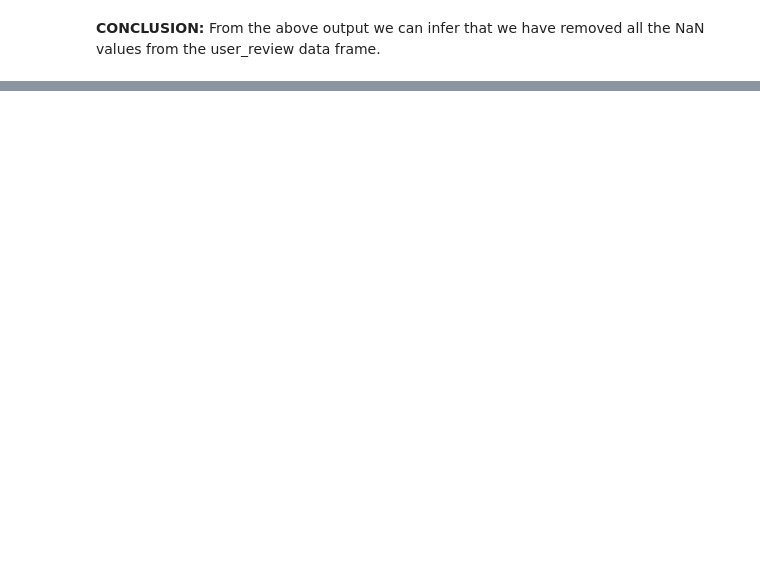
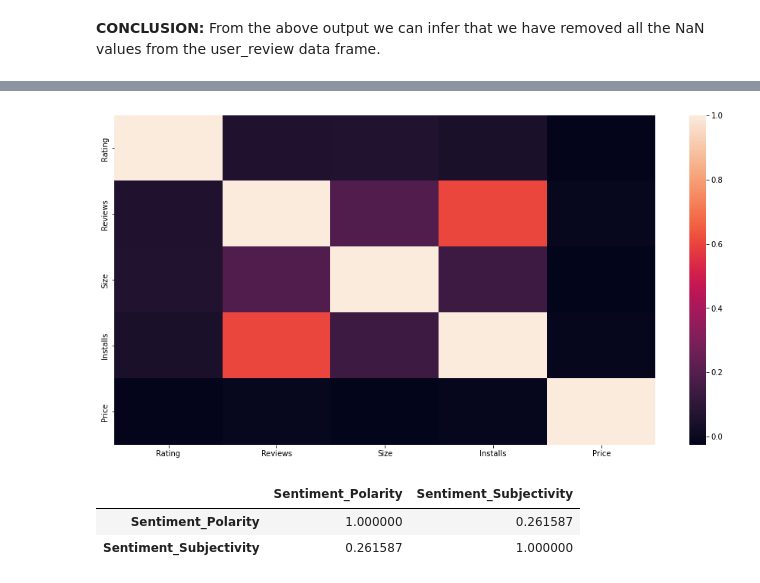
Before and after one commit to raushan9jnv/Play-Store-App-Review-Analysis, a Jupyter notebook: Almabetter_Play_Store_App_Review_Analysis_Capstone_Project_1.ipynb, the cells around one changed output, grey strips where cells are left out. Cells and saved outputs as stored; diff of their text form; code cells hidden in the pictures; blank space fills up the shorter version.

```diff
--- a/Almabetter_Play_Store_App_Review_Analysis_Capstone_Project_1.ipynb
+++ b/Almabetter_Play_Store_App_Review_Analysis_Capstone_Project_1.ipynb
@@ -432,0 +1042,5 @@ New_UserReviewInfo()
+# %%
+# since coerce is not working we are manually converting noise to null and converting Size to flaot(numeric)
+
+cleaned_df_apps['Size'] = cleaned_df_apps.Size.replace("Varies with device",np.nan)
+cleaned_df_apps['Size'] =cleaned_df_apps['Size'].astype(float)
@@ -432,0 +1054,6 @@ New_UserReviewInfo()
+# %%
+# Convert Installs to numeric and remove special characters.
+
+cleaned_df_apps['Installs'] = cleaned_df_apps['Installs'].apply(lambda x : str(x).replace('+','') if '+' in str(x) else str(x))
+cleaned_df_apps['Installs'] = cleaned_df_apps['Installs'].apply(lambda x : str(x).replace(',','') if ',' in str(x) else str(x))
+cleaned_df_apps['Installs'] = cleaned_df_apps['Installs'].apply(lambda x : float(x))
@@ -432,0 +1251,14 @@ New_UserReviewInfo()
+# %%
+# Heat map for df_apps
+plt.figure(figsize=(16,8))
+corr= cleaned_df_apps.corr()
+sns.heatmap(corr)
+plt.show()
+# %% [output]
+[figure, added]
+# %%
+new_df_reviews.corr()
+# %% [output]
+|  | Sentiment_Polarity | Sentiment_Subjectivity |
+| Sentiment_Polarity | 1.000000 | 0.261587 |
+| Sentiment_Subjectivity | 0.261587 | 1.000000 |
```
Also changed, not shown: parts of 136 cells of this notebook.
